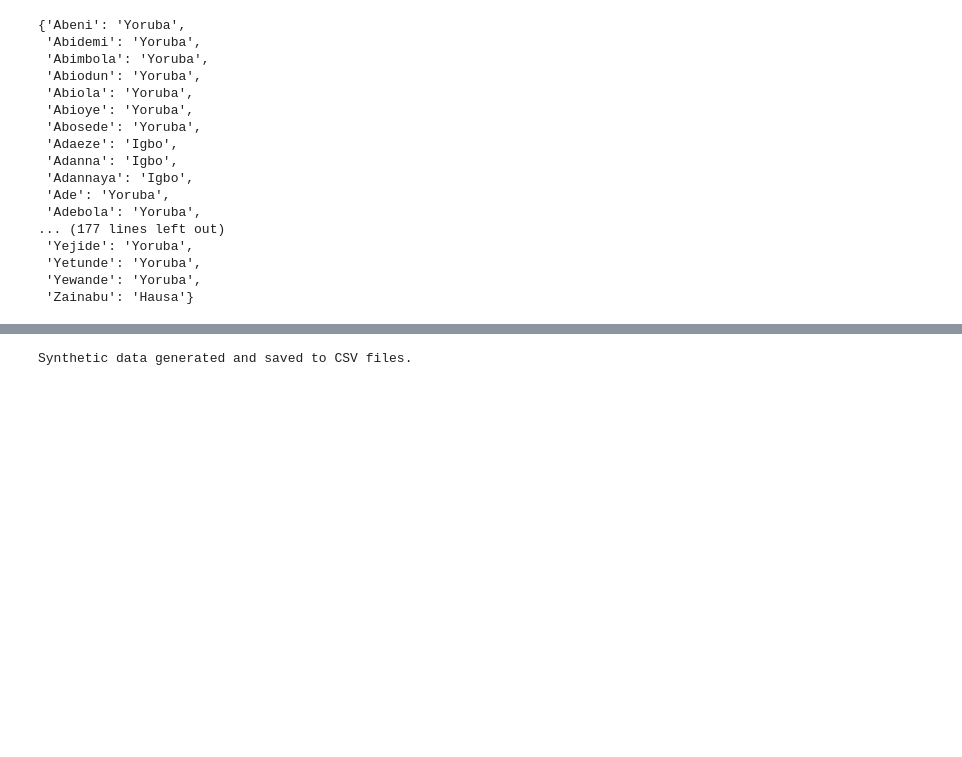
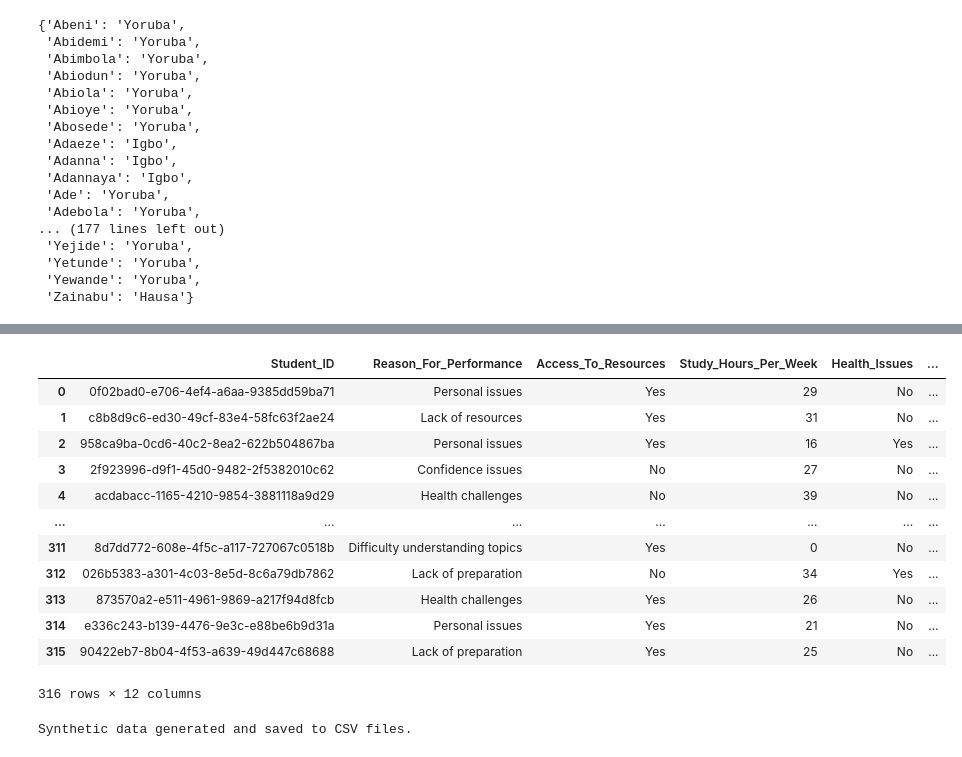
Before and after one commit to George-Michael-Dagogo/Tech-Blog-Pipeline, a Jupyter notebook: fake.ipynb, the cells around one changed output, grey strips where cells are left out. Drawn from its saved outputs; the diff is of its cells as text; code cells hidden in the pictures; blank space fills up the shorter version.

Commit message:
SURVEY

```diff
--- a/fake.ipynb
+++ b/fake.ipynb
@@ -751,3 +802,71 @@ Scraped 193 female names, 200 male names, and 101 unisex names.
+# %%
+import random
+import pandas as pd
+
+# Assuming dim_student contains all students with their respective class information
+def generate_ss3_student_performance_survey(dim_student):
+    # Filter students from SS3A to SS3F
+    ss3_students = dim_student[dim_student['Class_ID'].str.startswith('SS3')]
+
+    # List of reasons for performance issues
+    reasons_for_performance = ['Lack of preparation', 'Difficulty understanding topics',
+                               'Personal issues', 'Health challenges', 'Confidence issues',
+                               'Lack of resources']
+
+    data = []
+    for _, student in ss3_students.iterrows():
+        # Generate random survey responses
+        reason = random.choice(reasons_for_performance)
+        access_to_resources = random.choice(['Yes', 'No'])
+        study_hours_per_week = random.randint(0, 40)  # Study hours ranging from 0 to 40
+        health_issues = random.choice(['Yes', 'No'])
+        teacher_support = random.randint(1, 5)  # Rating from 1 to 5
+        parental_support = random.randint(1, 5)  # Rating from 1 to 5
+        stress_level = random.choice(['Yes', 'No'])
+        peer_influence = random.choice(['Yes', 'No'])
+        additional_tutoring = random.choice(['Yes', 'No'])
+        exam_anxiety = random.choice(['Yes', 'No'])
+        use_of_study_groups = random.choice(['Yes', 'No'])
+
+        # Append the survey data for each student
+        data.append({
+            'Student_ID': student['Student_ID'],
+            'Reason_For_Performance': reason,
+            'Access_To_Resources': access_to_resources,
+            'Study_Hours_Per_Week': study_hours_per_week,
+            'Health_Issues': health_issues,
+            'Teacher_Support': teacher_support,
+            'Parental_Support': parental_support,
+            'Stress_Level': stress_level,
+            'Peer_Influence': peer_influence,
+            'Additional_Tutoring': additional_tutoring,
+            'Use_Of_Study_Groups': use_of_study_groups,
+            'Exam_Anxiety': exam_anxiety
+        })
+
+    # Create a DataFrame from the generated data
+    return pd.DataFrame(data)
+
+
+# Generate the SS3 student performance survey table
+ss3_student_survey = generate_ss3_student_performance_survey(dim_student)
+
+# Display the generated DataFrame
+ss3_student_survey
+# %% [output]
+|  | Student_ID | Reason_For_Performance | Access_To_Resources | Study_Hours_Per_Week | Health_Issues | ... |
+| 0 | 0f02bad0-e706-4ef4-a6aa-9385dd59ba71 | Personal issues | Yes | 29 | No | ... |
+| 1 | c8b8d9c6-ed30-49cf-83e4-58fc63f2ae24 | Lack of resources | Yes | 31 | No | ... |
+| 2 | 958ca9ba-0cd6-40c2-8ea2-622b504867ba | Personal issues | Yes | 16 | Yes | ... |
+| 3 | 2f923996-d9f1-45d0-9482-2f5382010c62 | Confidence issues | No | 27 | No | ... |
+| 4 | acdabacc-1165-4210-9854-3881118a9d29 | Health challenges | No | 39 | No | ... |
+| ... | ... | ... | ... | ... | ... | ... |
+| 311 | 8d7dd772-608e-4f5c-a117-727067c0518b | Difficulty understanding topics | Yes | 0 | No | ... |
+| 312 | 026b5383-a301-4c03-8e5d-8c6a79db7862 | Lack of preparation | No | 34 | Yes | ... |
+| 313 | 873570a2-e511-4961-9869-a217f94d8fcb | Health challenges | Yes | 26 | No | ... |
+| 314 | e336c243-b139-4476-9e3c-e88be6b9d31a | Personal issues | Yes | 21 | No | ... |
+| 315 | 90422eb7-8b04-4f53-a639-49d447c68688 | Lack of preparation | Yes | 25 | No | ... |
+316 rows × 12 columns
 # %%
 CREATE TABLE Students (
     student_id INT PRIMARY KEY,
```
Also changed, not shown: parts of 2 cells of this notebook, 10 other files.
